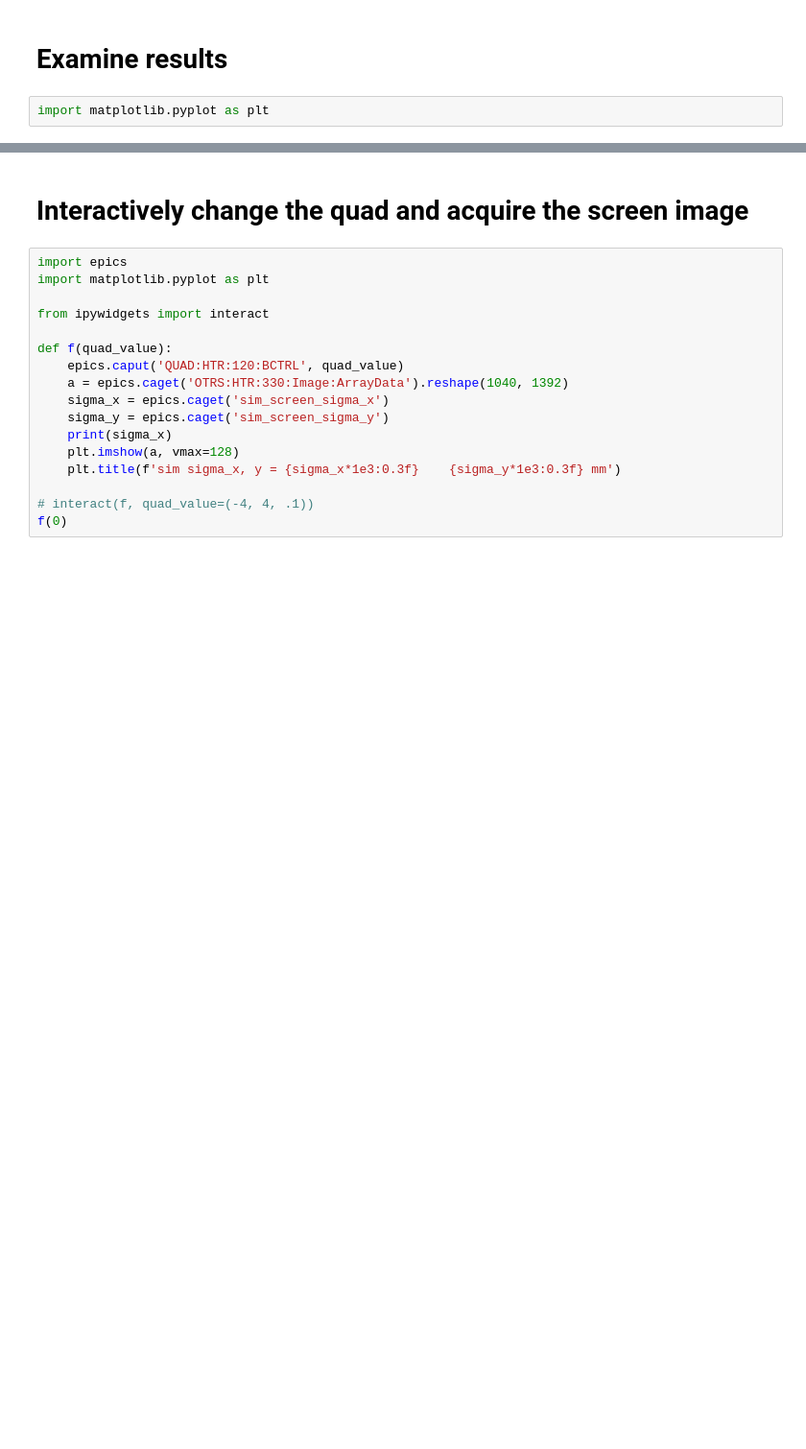
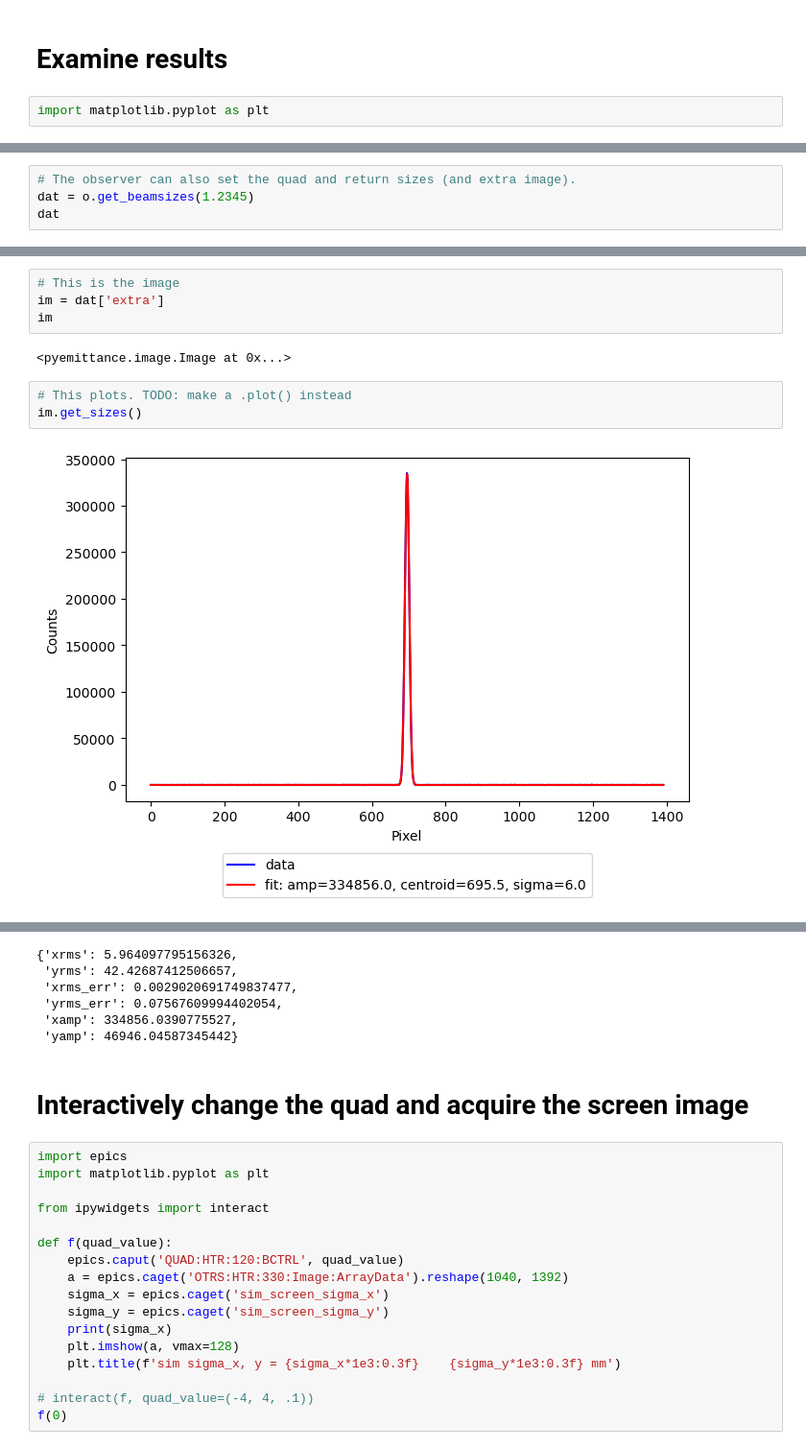
Before and after one commit to slaclab/PyEmittance, a Jupyter notebook: examples/simulated_online/simulated_online.ipynb, the cells around one changed output, grey strips where cells are left out. Shown at 96% size. Cells and saved outputs as stored; diff of their text form; blank space fills up the shorter version.

```diff
--- a/examples/simulated_online/simulated_online.ipynb
+++ b/examples/simulated_online/simulated_online.ipynb
@@ -144,0 +196,4 @@ plt.plot(result['quadvalsy'], result['beamsizesy'], marker='x')
+# %%
+# The observer can also set the quad and return sizes (and extra image).
+dat = o.get_beamsizes(1.2345)
+dat
@@ -144,0 +209,11 @@ plt.plot(result['quadvalsy'], result['beamsizesy'], marker='x')
+# %%
+# This is the image
+im = dat['extra']
+im
+# %% [output]
+<pyemittance.image.Image at 0x...>
+# %%
+# This plots. TODO: make a .plot() instead
+im.get_sizes()
+# %% [output]
+[figure, added]
@@ -145,3 +221,9 @@ plt.plot(result['quadvalsy'], result['beamsizesy'], marker='x')
+{'xrms': 5.964097795156326,
+ 'yrms': 42.42687412506657,
+ 'xrms_err': 0.0029020691749837477,
+ 'yrms_err': 0.07567609994402054,
+ 'xamp': 334856.0390775527,
+ 'yamp': 46946.04587345442}
 # %% [markdown]
 # Interactively change the quad and acquire the screen image
 # %%
```
Also changed, not shown: parts of 12 cells of this notebook, 35 other files.
